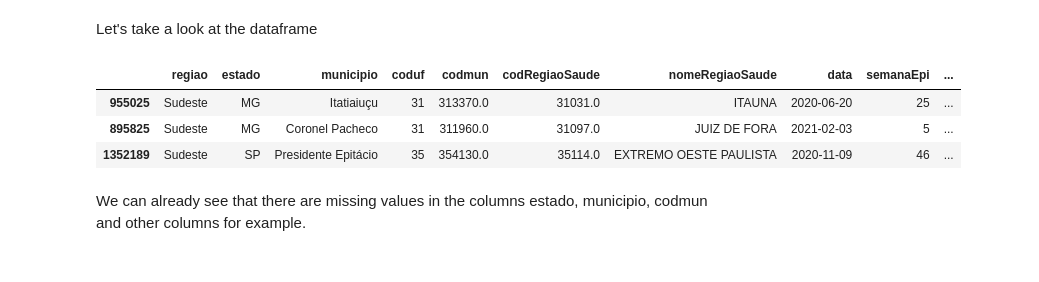
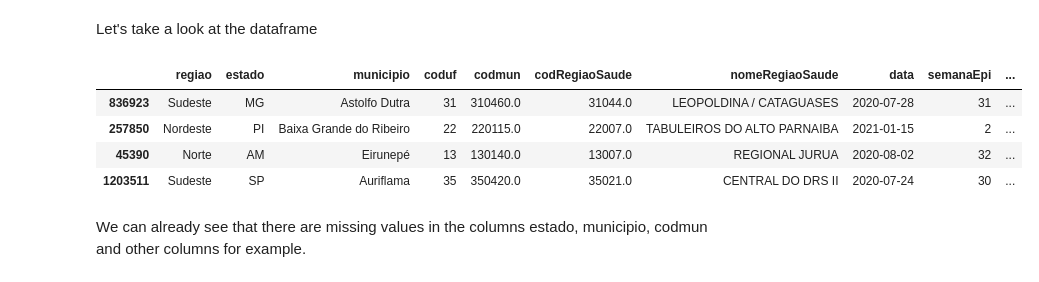
Before and after one commit to romulloferreira/BrazilCovid19_DataAnalysis, a Jupyter notebook: BrazilCovid19_DataAnalysis.ipynb, the cells around one changed output. Saved outputs shown, nothing was run; the diff lists cells and outputs as text; code cells hidden in the pictures.

```diff
--- a/BrazilCovid19_DataAnalysis.ipynb
+++ b/BrazilCovid19_DataAnalysis.ipynb
@@ -66,12 +66,13 @@ df_covid19br = pd.read_csv('COVIDBR.csv', sep=';')
 # %% [markdown]
 Let's take a look at the dataframe
 # %%
-df_covid19br.sample(3)
+df_covid19br.sample(4)
 # %% [output]
 |  | regiao | estado | municipio | coduf | codmun | codRegiaoSaude | nomeRegiaoSaude | data | semanaEpi | ... |
-| 955025 | Sudeste | MG | Itatiaiuçu | 31 | 313370.0 | 31031.0 | ITAUNA | 2020-06-20 | 25 | ... |
-| 895825 | Sudeste | MG | Coronel Pacheco | 31 | 311960.0 | 31097.0 | JUIZ DE FORA | 2021-02-03 | 5 | ... |
-| 1352189 | Sudeste | SP | Presidente Epitácio | 35 | 354130.0 | 35114.0 | EXTREMO OESTE PAULISTA | 2020-11-09 | 46 | ... |
+| 836923 | Sudeste | MG | Astolfo Dutra | 31 | 310460.0 | 31044.0 | LEOPOLDINA / CATAGUASES | 2020-07-28 | 31 | ... |
+| 257850 | Nordeste | PI | Baixa Grande do Ribeiro | 22 | 220115.0 | 22007.0 | TABULEIROS DO ALTO PARNAIBA | 2021-01-15 | 2 | ... |
+| 45390 | Norte | AM | Eirunepé | 13 | 130140.0 | 13007.0 | REGIONAL JURUA | 2020-08-02 | 32 | ... |
+| 1203511 | Sudeste | SP | Auriflama | 35 | 350420.0 | 35021.0 | CENTRAL DO DRS II | 2020-07-24 | 30 | ... |
 # %% [markdown]
 We can already see that there are missing values in the columns estado, municipio, codmun and other columns for example.
 # %% [markdown]
```
Also changed, not shown: parts of 46 cells of this notebook.
